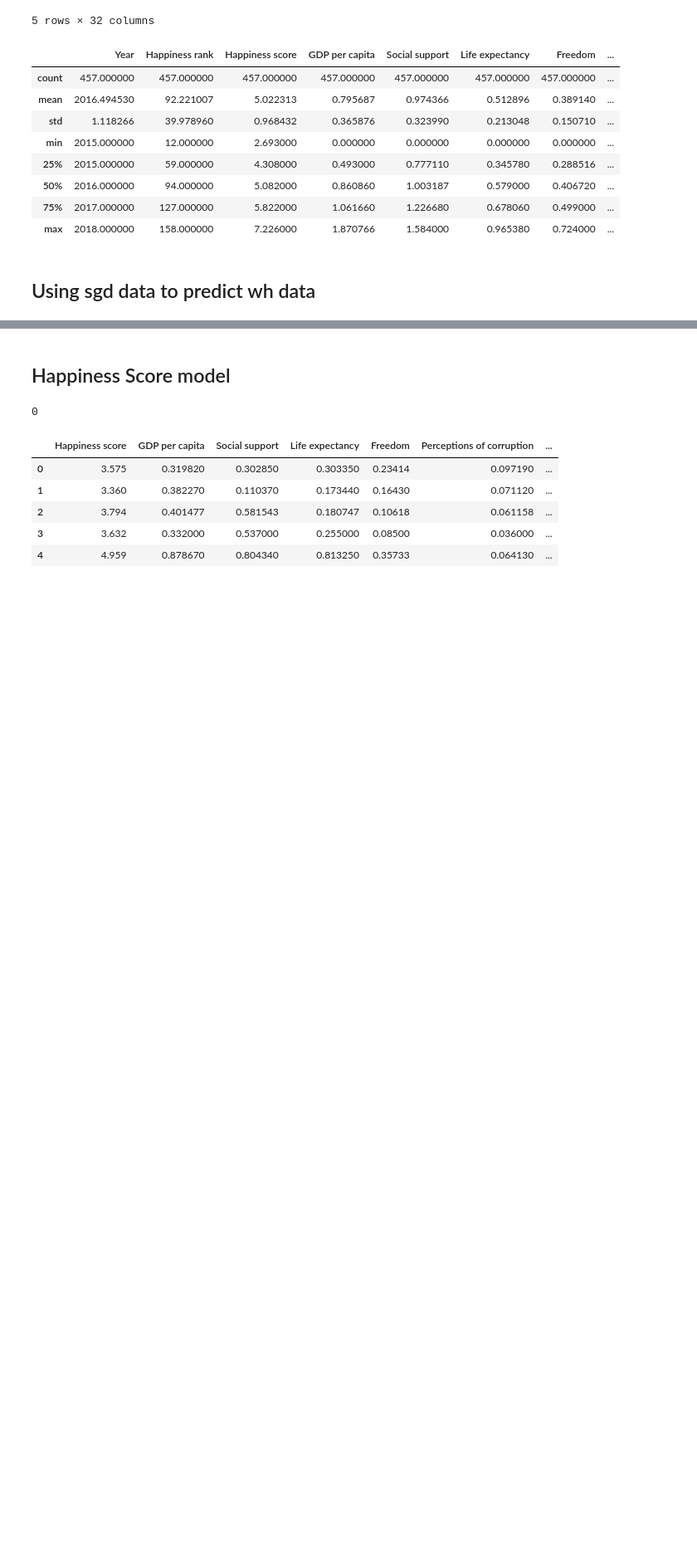
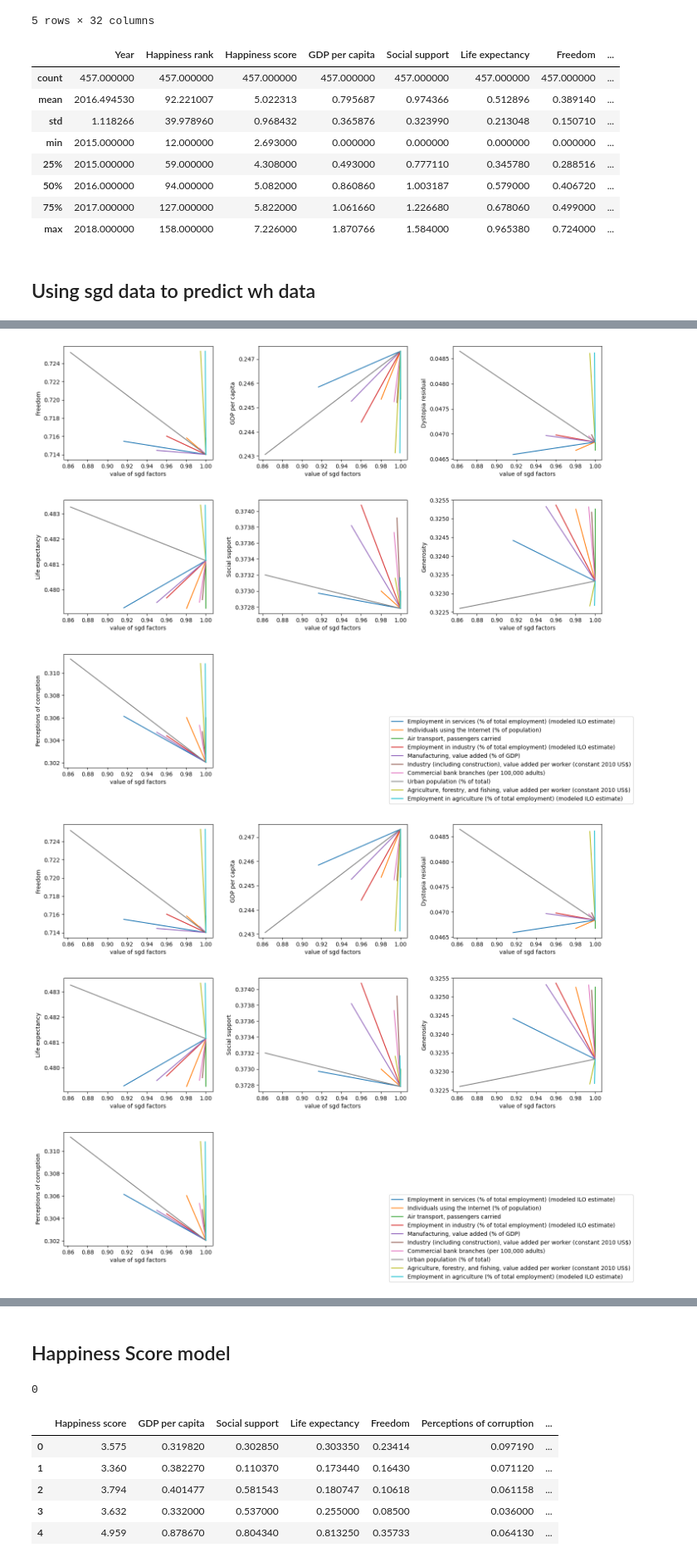
Before and after one commit to bianyuanop/WorldHappinessAnalysis, a Jupyter notebook: modeling.ipynb, the cells around one changed output, grey strips where cells are left out. Shown at 83% size. Saved outputs shown, nothing was run; the diff lists cells and outputs as text; code cells hidden in the pictures; blank space fills up the shorter version.

```diff
--- a/modeling.ipynb
+++ b/modeling.ipynb
@@ -190,0 +306,6 @@ torch.save(model.state_dict(), 'weights/fenn.pt')
+# %%
+res = one2many(X, Y)
+plotDiff(res, X_columns, y_columns, figure_size=(15, 12))
+# %% [output]
+[figure, added]
+[figure, added]
```
Also changed, not shown: parts of 25 cells of this notebook, 3 other files.
